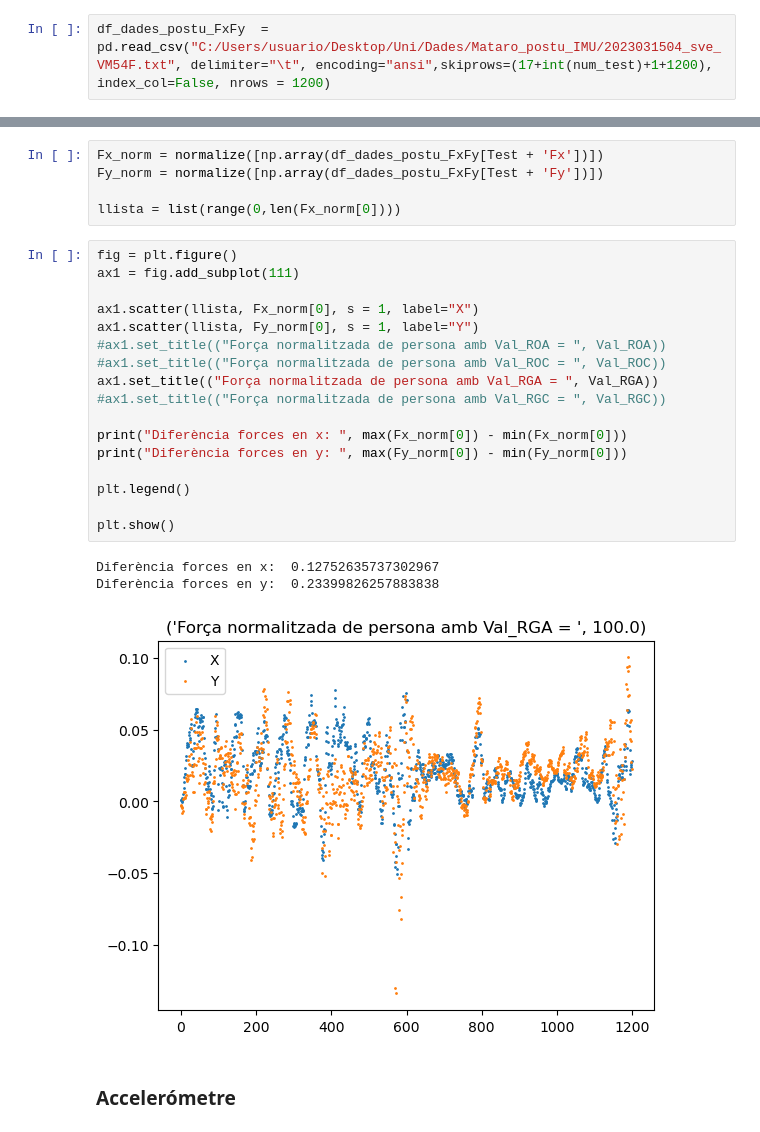
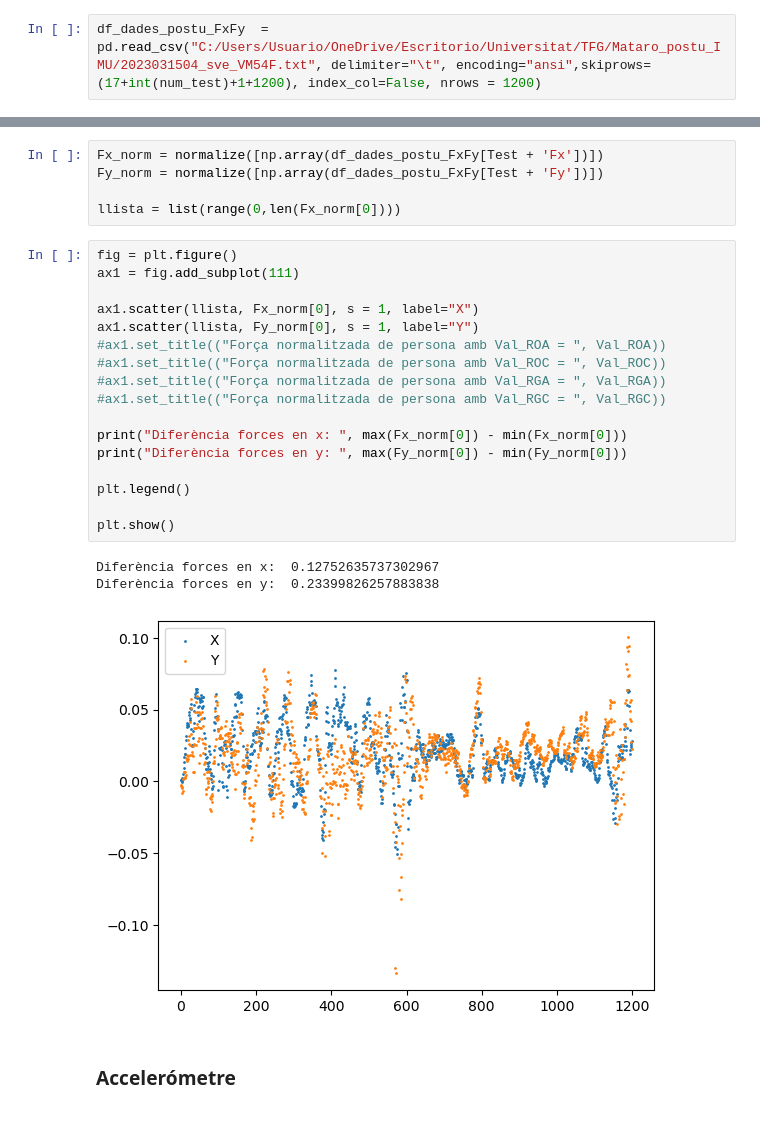
Before and after one commit to PauFuentesH/TFG_PauFuentes, a Jupyter notebook: IMU.ipynb, the cells around one changed output, grey strips where cells are left out. Cells and saved outputs as stored; diff of their text form.

```diff
--- a/IMU.ipynb
+++ b/IMU.ipynb
@@ -274,2 +277,2 @@ Total tests
 # %%
-df_dades_postu_FxFy  = pd.read_csv("C:/Users/usuario/Desktop/Uni/Dades/Mataro_postu_IMU/2023031504_sve_VM54F.txt", delimiter="\t", encoding="ansi",skiprows=(17+int(num_test)+1+1200), index_col=False, nrows = 1200)
+df_dades_postu_FxFy  = pd.read_csv("C:/Users/Usuario/OneDrive/Escritorio/Universitat/TFG/Mataro_postu_IMU/2023031504_sve_VM54F.txt", delimiter="\t", encoding="ansi",skiprows=(17+int(num_test)+1+1200), index_col=False, nrows = 1200)
@@ -293,24 +301,24 @@ llista = list(range(0,len(Fx_norm[0])))
 # %%
 fig = plt.figure()
 ax1 = fig.add_subplot(111)
 
 ax1.scatter(llista, Fx_norm[0], s = 1, label="X")
 ax1.scatter(llista, Fy_norm[0], s = 1, label="Y")
 #ax1.set_title(("Força normalitzada de persona amb Val_ROA = ", Val_ROA))
 #ax1.set_title(("Força normalitzada de persona amb Val_ROC = ", Val_ROC))
-ax1.set_title(("Força normalitzada de persona amb Val_RGA = ", Val_RGA))
+#ax1.set_title(("Força normalitzada de persona amb Val_RGA = ", Val_RGA))
 #ax1.set_title(("Força normalitzada de persona amb Val_RGC = ", Val_RGC))
 
 print("Diferència forces en x: ", max(Fx_norm[0]) - min(Fx_norm[0]))
 print("Diferència forces en y: ", max(Fy_norm[0]) - min(Fy_norm[0]))
 
 plt.legend()
 
 plt.show()
 # %% [output]
 Diferència forces en x:  0.12752635737302967
 Diferència forces en y:  0.23399826257883838
-[figure, old version]
+[figure, new version]
 # %% [markdown]
 ### Accelerómetre
 # %%
```
Also changed, not shown: parts of 16 cells of this notebook.
